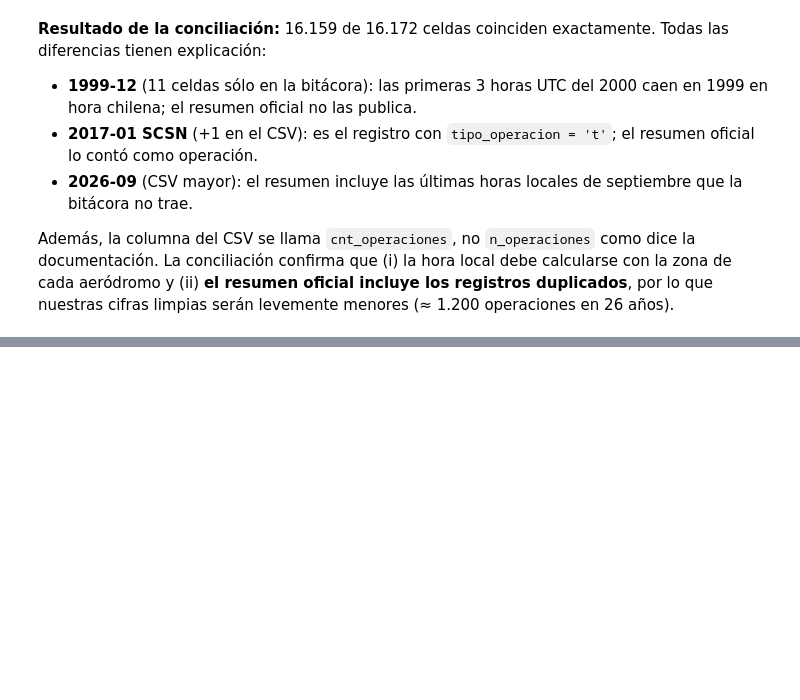
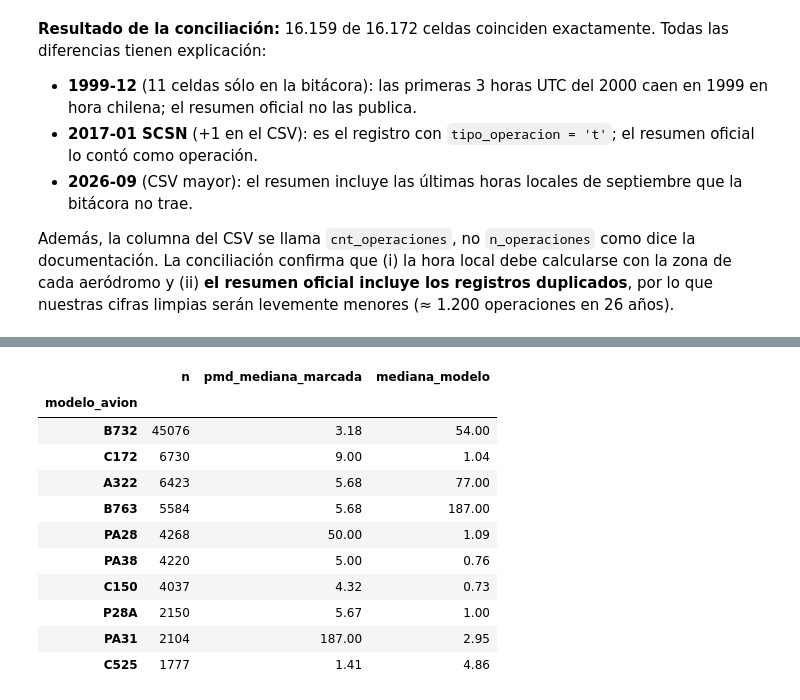
Before and after one commit to Gaboto1/visualizacion-transporte-rojas-gabriel, a Jupyter notebook: notebooks/evaluacion02.ipynb, the cells around one changed output, grey strips where cells are left out. Saved outputs shown, nothing was run; the diff lists cells and outputs as text; code cells hidden in the pictures; blank space fills up the shorter version.

```diff
--- a/notebooks/evaluacion02.ipynb
+++ b/notebooks/evaluacion02.ipynb
@@ -616,0 +640,10 @@ Además, la columna del CSV se llama `cnt_operaciones`, no `n_operaciones` como
+# %%
+p = raw["pmd"].where(raw["pmd"] > 0)
+ref = p.groupby(raw["modelo_avion"], observed=True).agg(["median", "count"])
+med = raw["modelo_avion"].map(ref["median"]).astype(float)
+cnt = raw["modelo_avion"].map(ref["count"]).astype(float)
+sens = {}
+for k in [1.5, 2, 3, 5, 10]:
+    flag = (cnt >= 20) & ((p > med * k) | (p < med / k))
+    sens[f"×{k:g}"] = {"registros_marcados": int(flag.sum()), "% del total": flag.mean() * 100}
+pd.DataFrame(sens).T
@@ -616,0 +657,18 @@ Además, la columna del CSV se llama `cnt_operaciones`, no `n_operaciones` como
+# %%
+flag3 = (cnt >= 20) & ((p > med * 3) | (p < med / 3))
+ejemplo = raw.loc[flag3, ["modelo_avion", "pmd"]].assign(mediana_modelo=med[flag3])
+ejemplo.groupby("modelo_avion", observed=True).agg(n=("pmd", "size"), pmd_mediana_marcada=("pmd", "median"),
+                                                   mediana_modelo=("mediana_modelo", "first")).sort_values("n", ascending=False).head(10)
+# %% [output]
+|  | n | pmd_mediana_marcada | mediana_modelo |
+| modelo_avion |  |  |  |
+| B732 | 45076 | 3.18 | 54.00 |
+| C172 | 6730 | 9.00 | 1.04 |
+| A322 | 6423 | 5.68 | 77.00 |
+| B763 | 5584 | 5.68 | 187.00 |
+| PA28 | 4268 | 50.00 | 1.09 |
+| PA38 | 4220 | 5.00 | 0.76 |
+| C150 | 4037 | 4.32 | 0.73 |
+| P28A | 2150 | 5.67 | 1.00 |
+| PA31 | 2104 | 187.00 | 2.95 |
+| C525 | 1777 | 1.41 | 4.86 |
```
Also changed, not shown: parts of 13 cells of this notebook, 1 other file.
